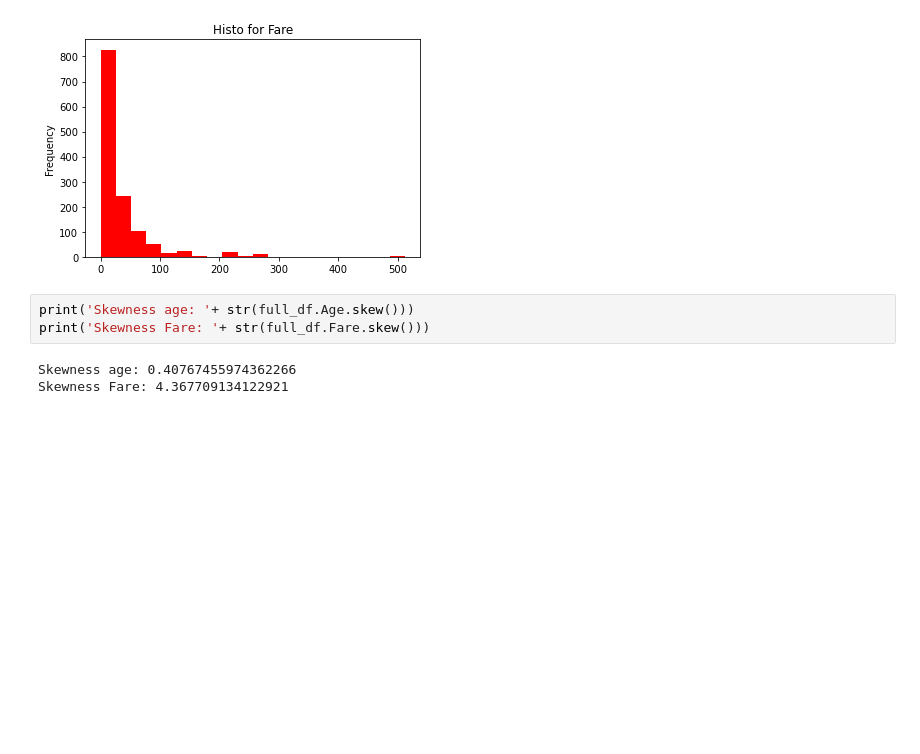
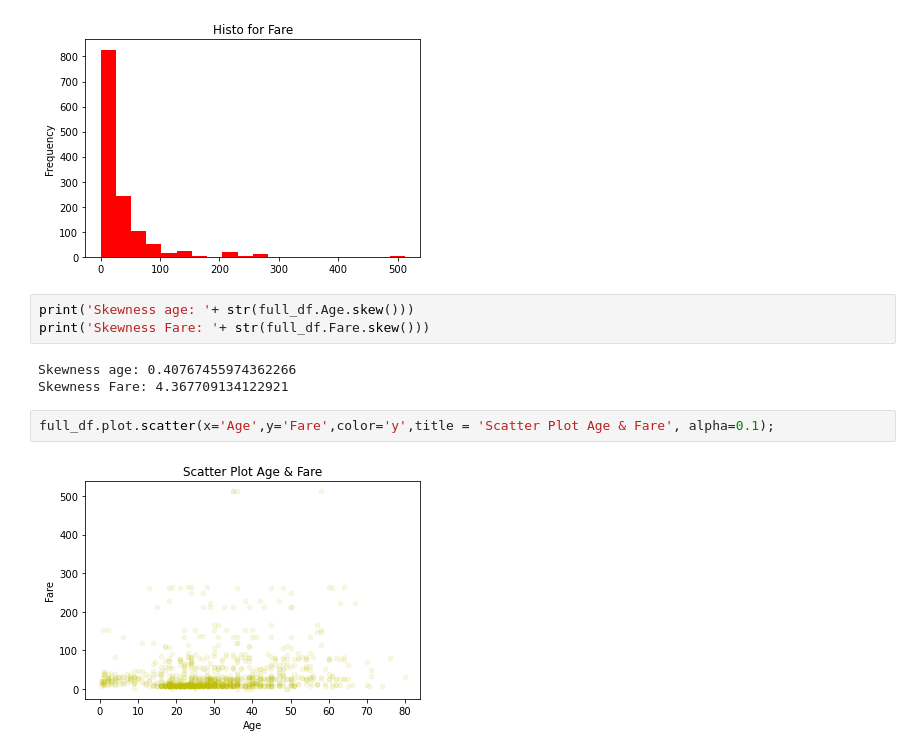
Before and after one commit to Hariru4/titanic_challenge, a Jupyter notebook: Notebooks/1.0_data_exploration.ipynb, the cells around one changed output. Saved outputs shown, nothing was run; the diff lists cells and outputs as text; blank space fills up the shorter version.

```diff
--- a/Notebooks/1.0_data_exploration.ipynb
+++ b/Notebooks/1.0_data_exploration.ipynb
@@ -203,3 +203,7 @@ print('Skewness Fare: '+ str(full_df.Fare.skew()))
 # %% [output]
 Skewness age: 0.40767455974362266
 Skewness Fare: 4.367709134122921
+# %%
+full_df.plot.scatter(x='Age',y='Fare',color='y',title = 'Scatter Plot Age & Fare', alpha=0.1);
+# %% [output]
+[figure, added]
```
Also changed, not shown: parts of 62 cells of this notebook.
